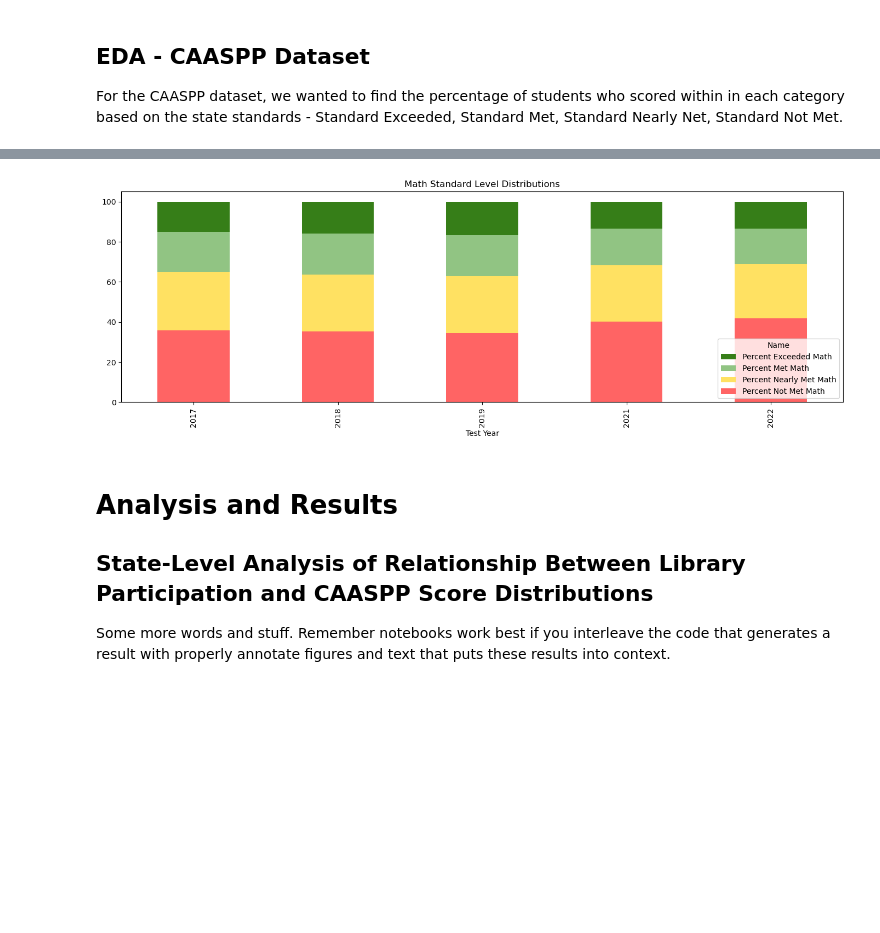
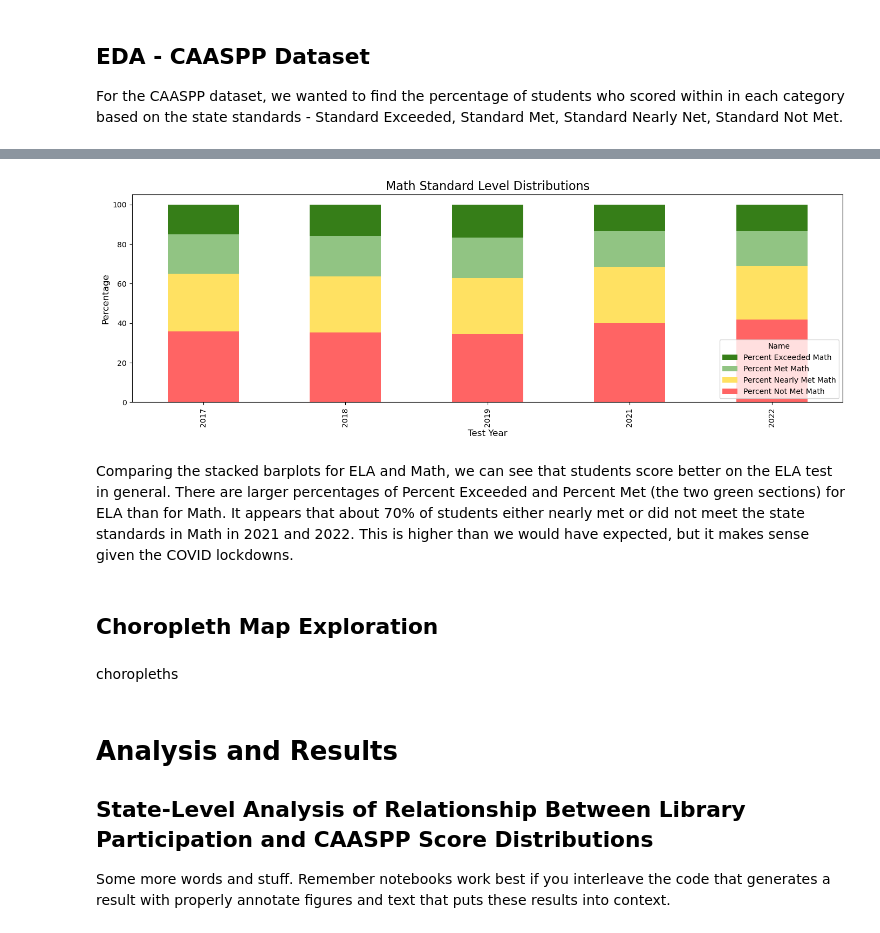
Before and after one commit to KaitlynChou/COGS-108-Project, a Jupyter notebook: FinalProject_Group057_WI24.ipynb, the cells around one changed output, grey strips where cells are left out. Cells and saved outputs as stored; diff of their text form; code cells hidden in the pictures; blank space fills up the shorter version.

```diff
--- a/FinalProject_Group057_WI24.ipynb
+++ b/FinalProject_Group057_WI24.ipynb
@@ -479,17 +483,25 @@ plt.show()
 # %%
 # Distributions of each category (exceeded, met, nearly met, not yet) for Math across five years
 math = ['Test Year', 'Percent Not Met Math', 'Percent Nearly Met Math', 'Percent Met Math', 'Percent Exceeded Math']
-caaspp_avgnew[math].plot(x='Test Year', kind='bar', stacked=True, title='Math Standard Level Distributions', color=['#FF6464','#FFE162' ,'#91C483', '#367E18'])
+caaspp_avgnew[math].plot(x='Test Year', kind='bar', stacked=True, color=['#FF6464','#FFE162' ,'#91C483', '#367E18'])
 
 # reverse legend order
 handles, labels = plt.gca().get_legend_handles_labels()
 handles = handles[::-1]
 labels = labels[::-1]
 plt.legend(handles, labels, title='Name', loc='lower right')
-
+plt.ylabel('Percentage', fontsize=12)
+plt.xlabel('Test Year', fontsize=12)
+plt.title('Math Standard Level Distributions',fontsize=16)
 plt.show()
 # %% [output]
-[figure, old version]
+[figure, new version]
+# %% [markdown]
+Comparing the stacked barplots for ELA and Math, we can see that students score better on the ELA test in general. There are larger percentages of Percent Exceeded and Percent Met (the two green sections) for ELA than for Math. It appears that about 70% of students either nearly met or did not meet the state standards in Math in 2021 and 2022. This is higher than we would have expected, but it makes sense given the COVID lockdowns.
+# %% [markdown]
+## Choropleth Map Exploration
+# %% [markdown]
+choropleths
 # %% [markdown]
 # Analysis and Results
 ## State-Level Analysis of Relationship Between Library Participation and CAASPP Score Distributions
```
Also changed, not shown: parts of 6 cells of this notebook, 1 other file.
